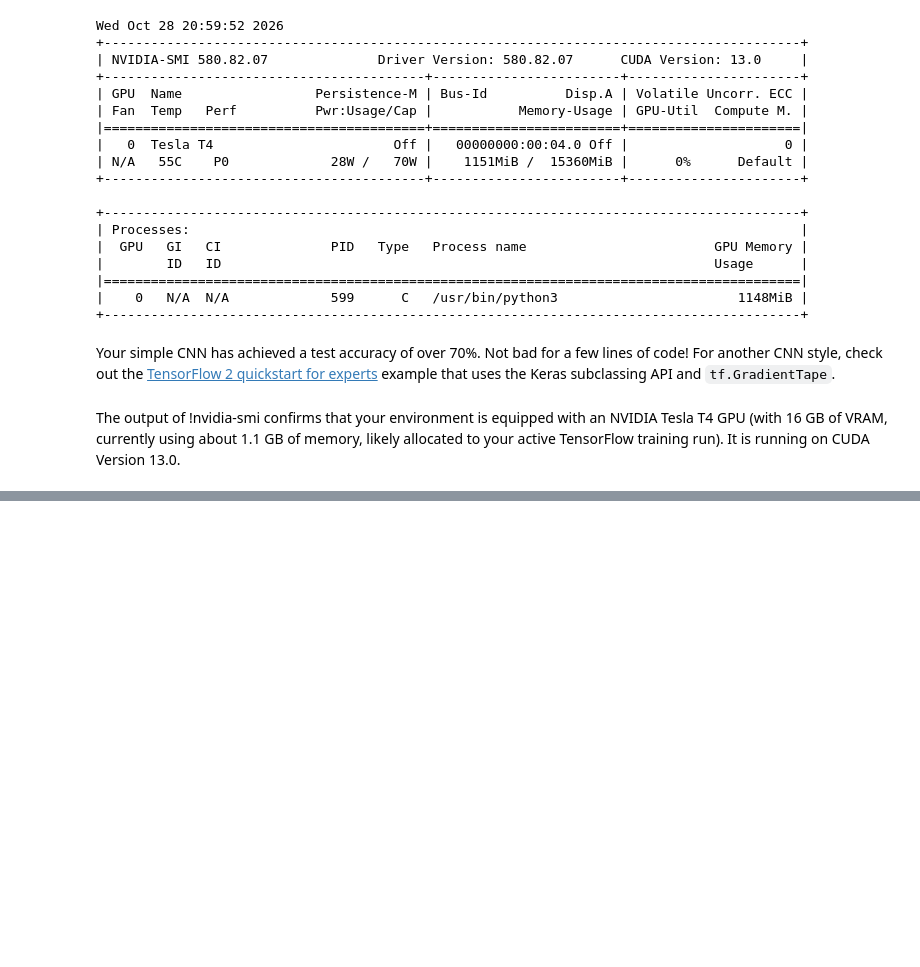
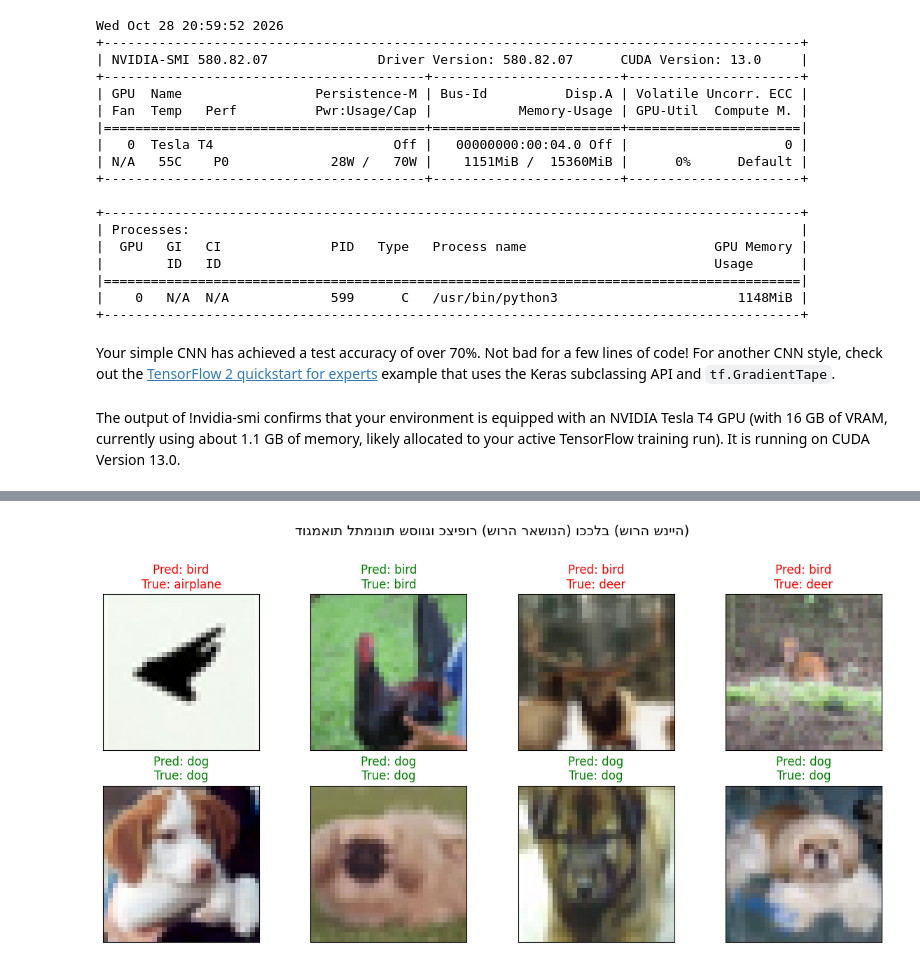
Before and after one commit to IrenaSpivak15/IrenaSpivak15, a Jupyter notebook: site/en/tutorials/images/cnn.ipynb, the cells around one changed output, grey strips where cells are left out. Drawn from its saved outputs; the diff is of its cells as text; code cells hidden in the pictures; blank space fills up the shorter version.

```diff
--- a/site/en/tutorials/images/cnn.ipynb
+++ b/site/en/tutorials/images/cnn.ipynb
@@ -264,0 +395,49 @@ The output of !nvidia-smi confirms that your environment is equipped with an NVI
+# %%
+import numpy as np
+import matplotlib.pyplot as plt
+
+# Identify indices for 'bird' and 'dog'
+bird_class_idx = class_names.index('bird')
+dog_class_idx = class_names.index('dog')
+
+# Get model predictions on all test images
+predictions_all = model.predict(test_images, verbose=0)
+predicted_labels_all = np.argmax(predictions_all, axis=1)
+true_labels_flat = test_labels.flatten()
+
+# Find some examples predicted as 'bird' and some predicted as 'dog'
+bird_predictions_indices = np.where(predicted_labels_all == bird_class_idx)[0]
+dog_predictions_indices = np.where(predicted_labels_all == dog_class_idx)[0]
+
+# Select up to 4 examples of each
+selected_bird_indices = bird_predictions_indices[:4]
+selected_dog_indices = dog_predictions_indices[:4]
+
+# Plot the selected images
+plt.figure(figsize=(12, 6))
+
+# Plot predicted Birds
+for idx, test_idx in enumerate(selected_bird_indices):
+    plt.subplot(2, 4, idx + 1)
+    plt.imshow(test_images[test_idx])
+    plt.xticks([])
+    plt.yticks([])
+    true_name = class_names[true_labels_flat[test_idx]]
+    color = 'green' if true_name == 'bird' else 'red'
+    plt.title(f"Pred: bird\nTrue: {true_name}", color=color)
+
+# Plot predicted Dogs
+for idx, test_idx in enumerate(selected_dog_indices):
+    plt.subplot(2, 4, idx + 5)
+    plt.imshow(test_images[test_idx])
+    plt.xticks([])
+    plt.yticks([])
+    true_name = class_names[true_labels_flat[test_idx]]
+    color = 'green' if true_name == 'dog' else 'red'
+    plt.title(f"Pred: dog\nTrue: {true_name}", color=color)
+
+plt.suptitle("דוגמאות לתמונות שסווגו כציפור (שורה ראשונה) וככלב (שורה שנייה)", fontsize=14, y=1.02)
+plt.tight_layout()
+plt.show()
+# %% [output]
+[figure, added]
```
Also changed, not shown: parts of 28 cells of this notebook.
